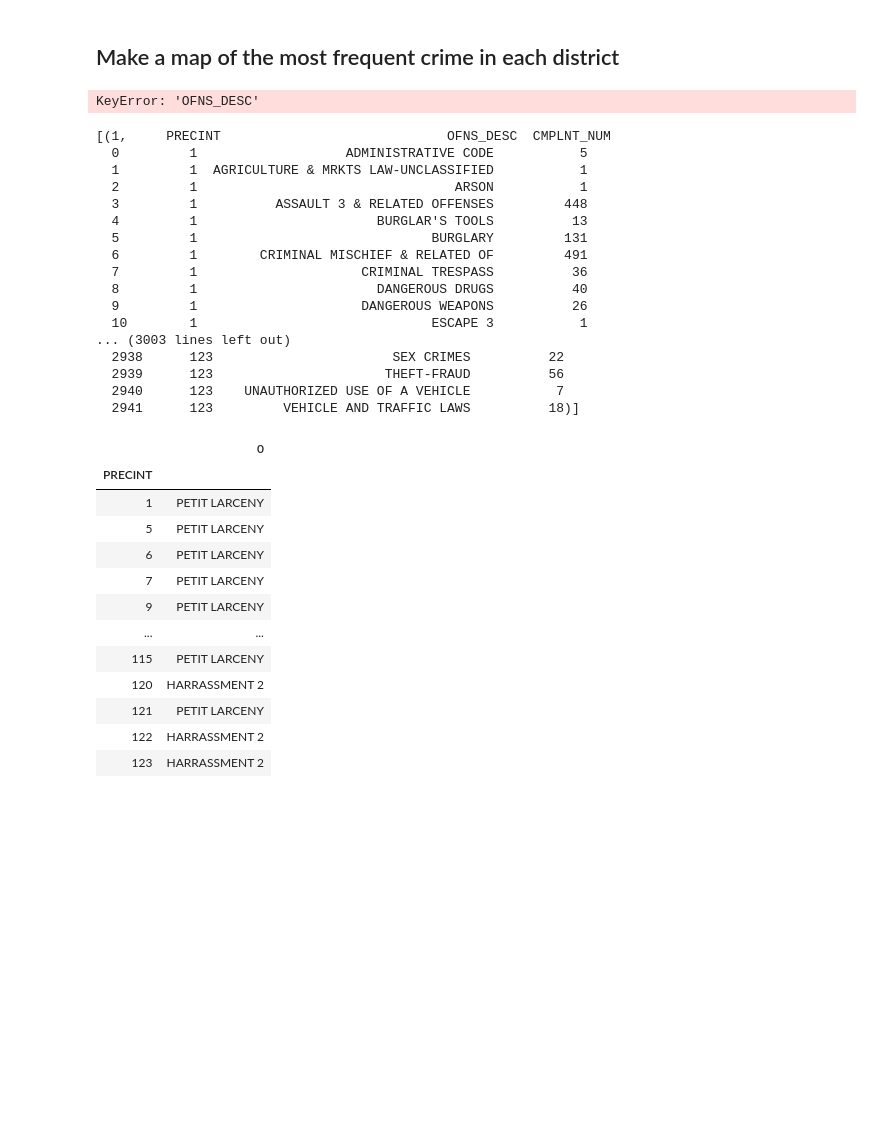
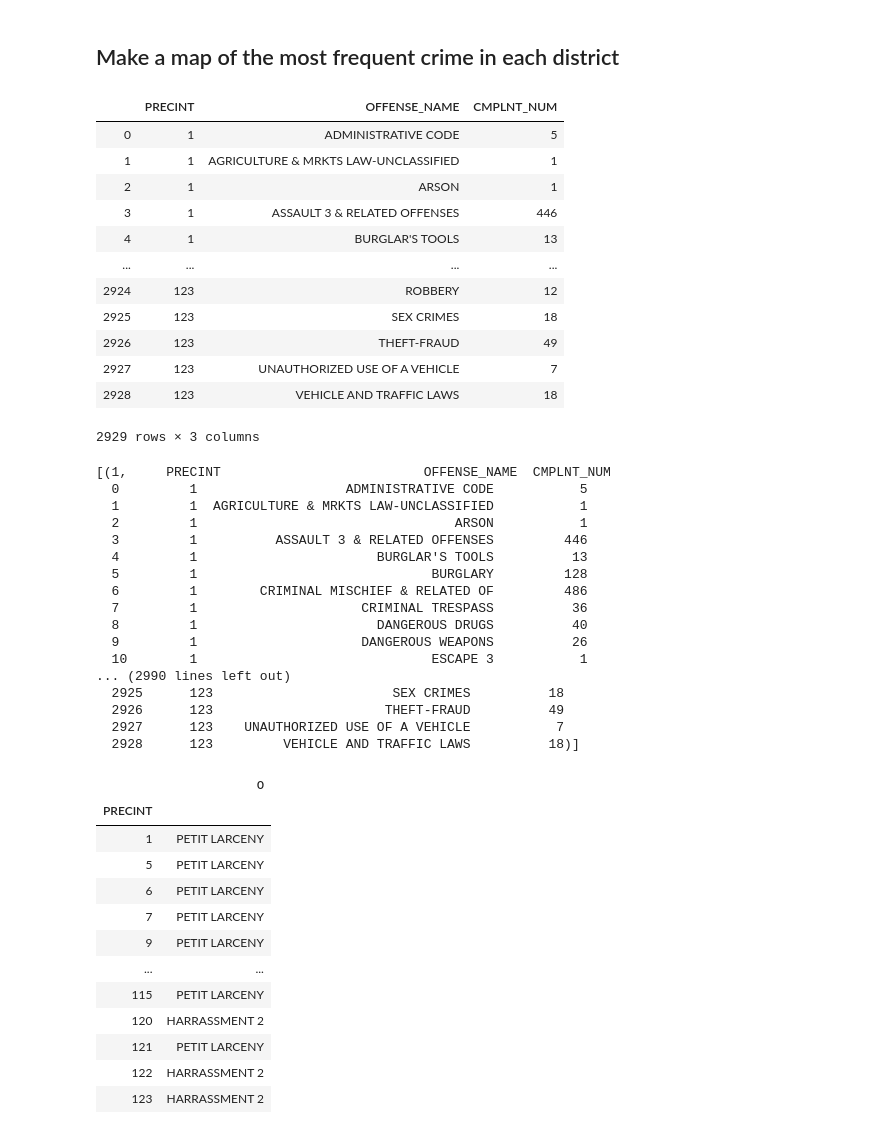
Before and after one commit to elizabeamedalla/Capstone-1, a Jupyter notebook: Capstone 1.ipynb, the cells around one changed output. Cells and saved outputs as stored; diff of their text form; code cells hidden in the pictures; blank space fills up the shorter version.

```diff
--- a/Capstone 1.ipynb
+++ b/Capstone 1.ipynb
@@ -393,31 +393,43 @@ Series([], Name: OFFENSE_NAME, dtype: object)
 # %%
 # TODO: Kernel Dies here
 # Implementing first solution from http://stackoverflow.com/questions/45161355/pandas-dataframe-find-the-max-after-groupby-two-columns-and-gaet-counts
-top_crime_in_districts = df.groupby(['PRECINT', 'OFNS_DESC'], as_index=False)['CMPLNT_NUM'].count()
+top_crime_in_districts = df.groupby(['PRECINT', 'OFFENSE_NAME'], as_index=False)['CMPLNT_NUM'].count()
 top_crime_in_districts
 # %% [output]
+|  | PRECINT | OFFENSE_NAME | CMPLNT_NUM |
+| 0 | 1 | ADMINISTRATIVE CODE | 5 |
+| 1 | 1 | AGRICULTURE & MRKTS LAW-UNCLASSIFIED | 1 |
+| 2 | 1 | ARSON | 1 |
+| 3 | 1 | ASSAULT 3 & RELATED OFFENSES | 446 |
+| 4 | 1 | BURGLAR'S TOOLS | 13 |
+| ... | ... | ... | ... |
+| 2924 | 123 | ROBBERY | 12 |
+| 2925 | 123 | SEX CRIMES | 18 |
+| 2926 | 123 | THEFT-FRAUD | 49 |
+| 2927 | 123 | UNAUTHORIZED USE OF A VEHICLE | 7 |
+| 2928 | 123 | VEHICLE AND TRAFFIC LAWS | 18 |
-KeyError: 'OFNS_DESC'
+2929 rows × 3 columns
 # %%
 precincts = top_crime_in_districts.groupby('PRECINT')
 list(precincts)
 # %% [output]
-[(1,     PRECINT                             OFNS_DESC  CMPLNT_NUM
+[(1,     PRECINT                          OFFENSE_NAME  CMPLNT_NUM
   0         1                   ADMINISTRATIVE CODE           5
   1         1  AGRICULTURE & MRKTS LAW-UNCLASSIFIED           1
   2         1                                 ARSON           1
-  3         1          ASSAULT 3 & RELATED OFFENSES         448
+  3         1          ASSAULT 3 & RELATED OFFENSES         446
   4         1                       BURGLAR'S TOOLS          13
-  5         1                              BURGLARY         131
-  6         1        CRIMINAL MISCHIEF & RELATED OF         491
+  5         1                              BURGLARY         128
+  6         1        CRIMINAL MISCHIEF & RELATED OF         486
   7         1                     CRIMINAL TRESPASS          36
   8         1                       DANGEROUS DRUGS          40
   9         1                     DANGEROUS WEAPONS          26
   10        1                              ESCAPE 3           1
-... (3003 lines left out)
-  2938      123                       SEX CRIMES          22
-  2939      123                      THEFT-FRAUD          56
-  2940      123    UNAUTHORIZED USE OF A VEHICLE           7
-  2941      123         VEHICLE AND TRAFFIC LAWS          18)]
+... (2990 lines left out)
+  2925      123                       SEX CRIMES          18
+  2926      123                      THEFT-FRAUD          49
+  2927      123    UNAUTHORIZED USE OF A VEHICLE           7
+  2928      123         VEHICLE AND TRAFFIC LAWS          18)]
 # %%
 def getMostFrequentCrimeInPrecinct(group):
     column = group.OFNS_DESC
```
